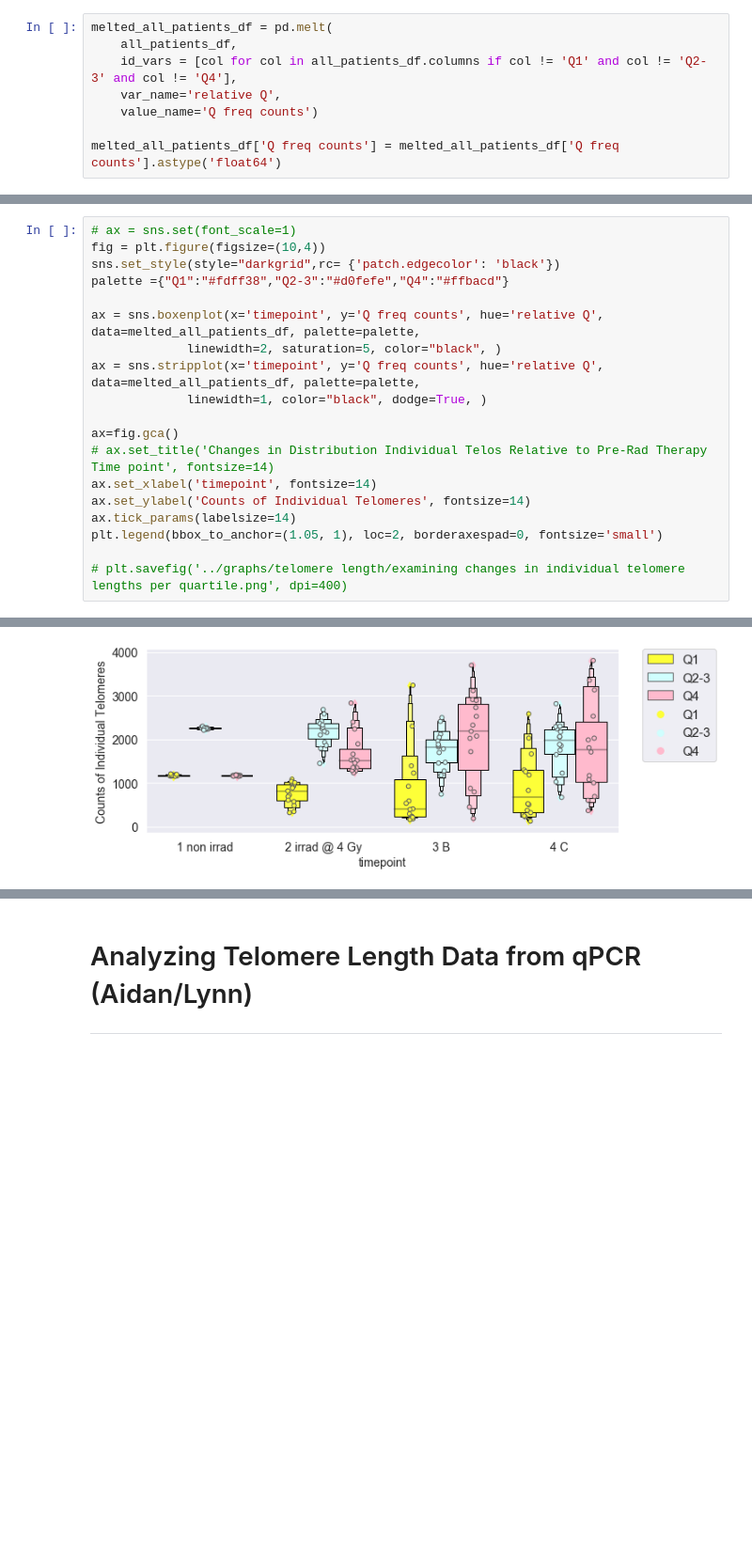
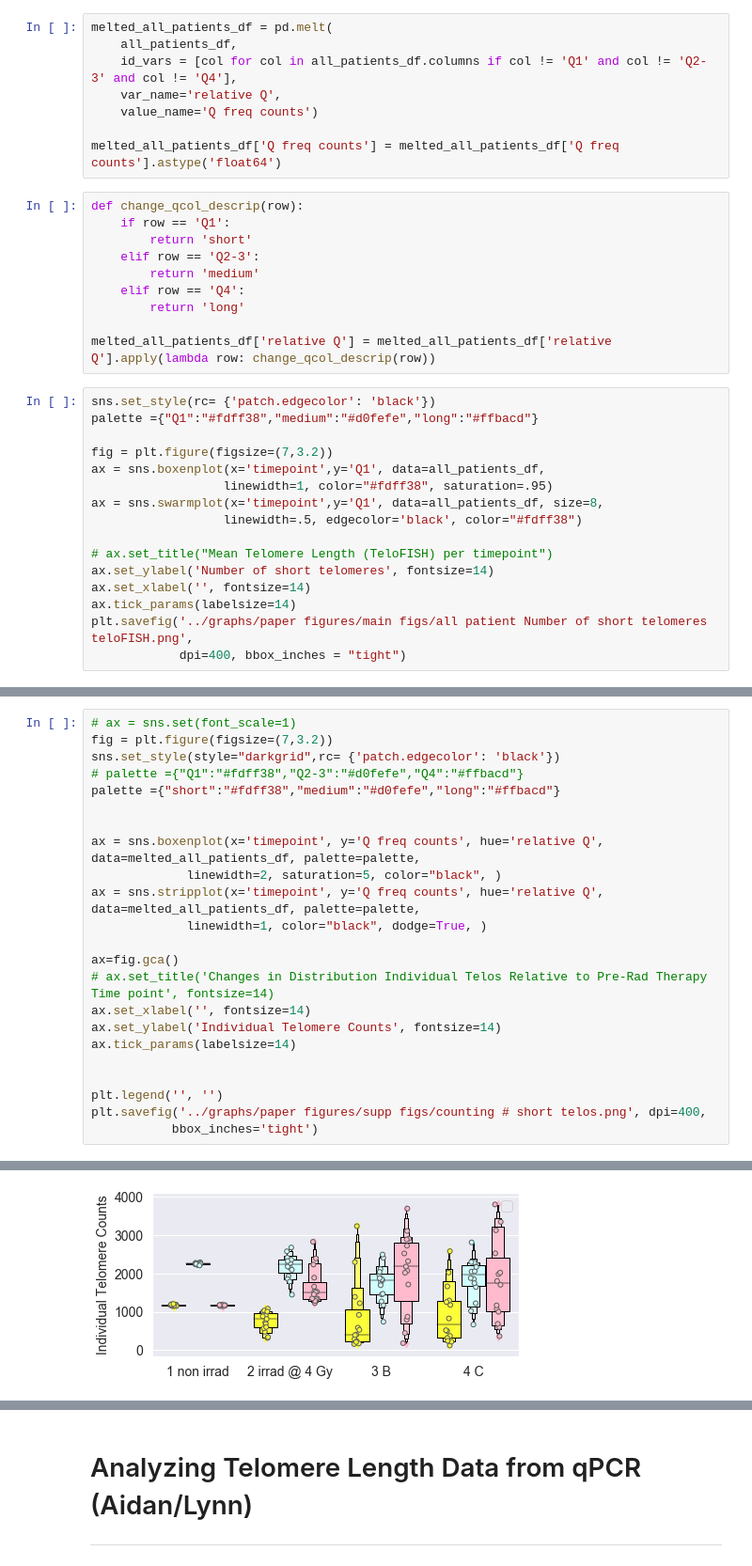
Before and after one commit to Jared-Luxton/radiation-therapy-machine-learning, a Jupyter notebook: notebooks/02_radiation_therapy_patients_data_VISUALIZATION_STATISTICS.ipynb, the cells around one changed output, grey strips where cells are left out. Shown at 94% size. Drawn from its saved outputs; the diff is of its cells as text; blank space fills up the shorter version.

```diff
--- a/notebooks/02_radiation_therapy_patients_data_VISUALIZATION_STATISTICS.ipynb
+++ b/notebooks/02_radiation_therapy_patients_data_VISUALIZATION_STATISTICS.ipynb
@@ -301,3 +368,29 @@ melted_all_patients_df = pd.melt(
     value_name='Q freq counts')
 
 melted_all_patients_df['Q freq counts'] = melted_all_patients_df['Q freq counts'].astype('float64')
+# %%
+def change_qcol_descrip(row):
+    if row == 'Q1':
+        return 'short'
+    elif row == 'Q2-3':
+        return 'medium'
+    elif row == 'Q4':
+        return 'long'
+
+melted_all_patients_df['relative Q'] = melted_all_patients_df['relative Q'].apply(lambda row: change_qcol_descrip(row))
+# %%
+sns.set_style(rc= {'patch.edgecolor': 'black'})
+palette ={"Q1":"#fdff38","medium":"#d0fefe","long":"#ffbacd"}
+
+fig = plt.figure(figsize=(7,3.2))
+ax = sns.boxenplot(x='timepoint',y='Q1', data=all_patients_df,
+                  linewidth=1, color="#fdff38", saturation=.95)
+ax = sns.swarmplot(x='timepoint',y='Q1', data=all_patients_df, size=8,
+                  linewidth=.5, edgecolor='black', color="#fdff38")
+
+# ax.set_title("Mean Telomere Length (TeloFISH) per timepoint")
+ax.set_ylabel('Number of short telomeres', fontsize=14)
+ax.set_xlabel('', fontsize=14)
+ax.tick_params(labelsize=14)
+plt.savefig('../graphs/paper figures/main figs/all patient Number of short telomeres teloFISH.png',
+            dpi=400, bbox_inches = "tight")
@@ -304,8 +399,10 @@ melted_all_patients_df['Q freq counts'] = melted_all_patients_df['Q freq counts'
 # %%
 # ax = sns.set(font_scale=1)
-fig = plt.figure(figsize=(10,4))
+fig = plt.figure(figsize=(7,3.2))
 sns.set_style(style="darkgrid",rc= {'patch.edgecolor': 'black'})
-palette ={"Q1":"#fdff38","Q2-3":"#d0fefe","Q4":"#ffbacd"}
+# palette ={"Q1":"#fdff38","Q2-3":"#d0fefe","Q4":"#ffbacd"}
+palette ={"short":"#fdff38","medium":"#d0fefe","long":"#ffbacd"}
+
 
 ax = sns.boxenplot(x='timepoint', y='Q freq counts', hue='relative Q', data=melted_all_patients_df, palette=palette,
              linewidth=2, saturation=5, color="black", )
@@ -314,10 +411,12 @@ ax = sns.stripplot(x='timepoint', y='Q freq counts', hue='relative Q', data=melt
 
 ax=fig.gca()
 # ax.set_title('Changes in Distribution Individual Telos Relative to Pre-Rad Therapy Time point', fontsize=14)
-ax.set_xlabel('timepoint', fontsize=14)
-ax.set_ylabel('Counts of Individual Telomeres', fontsize=14)
+ax.set_xlabel('', fontsize=14)
+ax.set_ylabel('Individual Telomere Counts', fontsize=14)
 ax.tick_params(labelsize=14)
-plt.legend(bbox_to_anchor=(1.05, 1), loc=2, borderaxespad=0, fontsize='small')
 
-# plt.savefig('../graphs/telomere length/examining changes in individual telomere lengths per quartile.png', dpi=400)
+
+plt.legend('', '')
+plt.savefig('../graphs/paper figures/supp figs/counting # short telos.png', dpi=400,
+           bbox_inches='tight')
 # %% [output]
@@ -325 +423 @@ plt.legend(bbox_to_anchor=(1.05, 1), loc=2, borderaxespad=0, fontsize='small')
-[figure, old version]
+[figure, new version]
```
Also changed, not shown: parts of 35 cells of this notebook, 2 other files.
